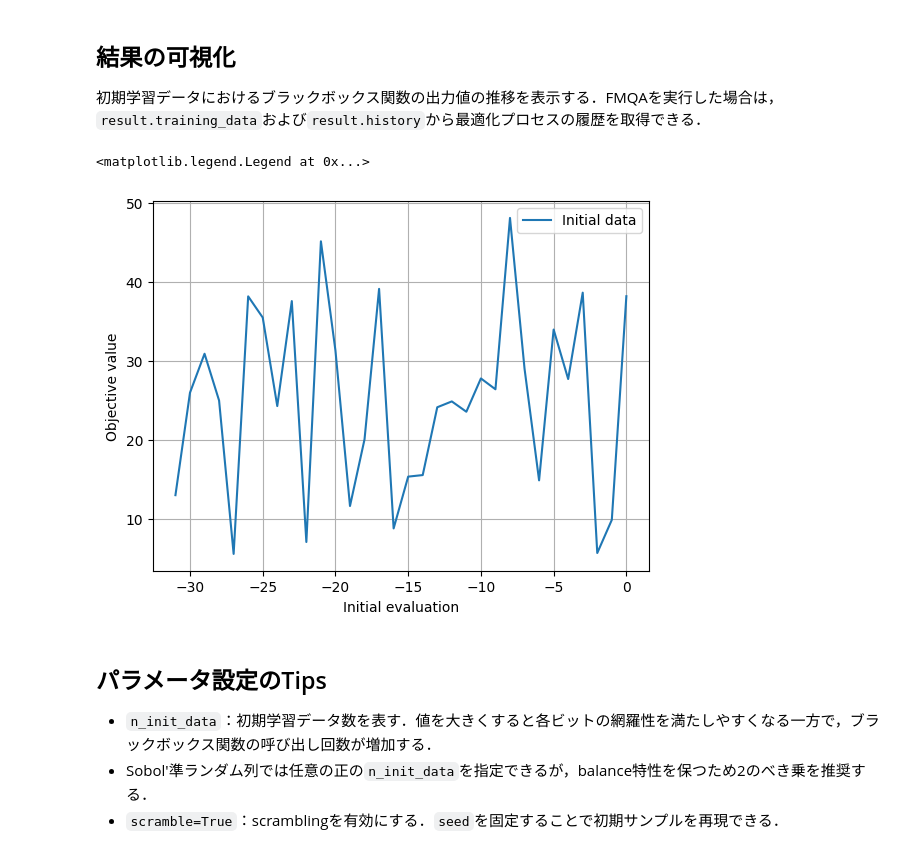
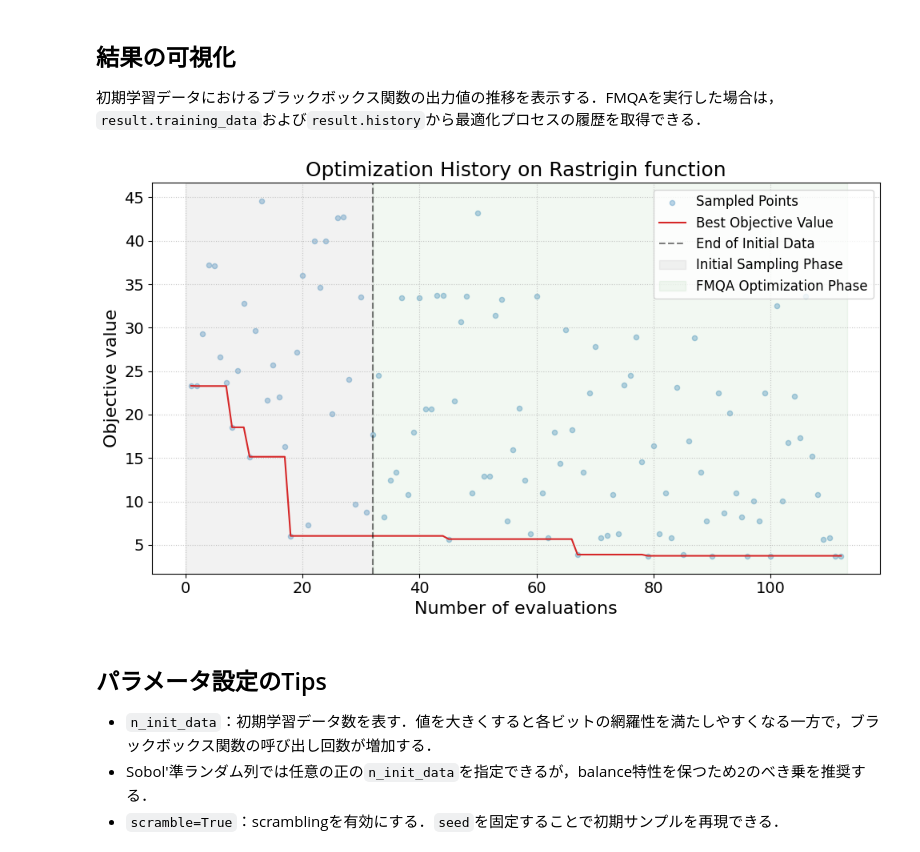
Before and after one commit to taiga-hayashi/amplify-bbopt-ext, a Jupyter notebook: examples/lhs_sobol_fmqa.ipynb, the cells around one changed output. Cells and saved outputs as stored; diff of their text form; code cells hidden in the pictures.

Commit message:
Update result visualization plot code in README and tutorial notebook

```diff
--- a/examples/lhs_sobol_fmqa.ipynb
+++ b/examples/lhs_sobol_fmqa.ipynb
@@ -106,13 +128,13 @@ amplify_bbopt.__version__
 n_variables = 2
 bounds = (-3.0, 3.0)
 n_bins = 32
-sampling_method = "sobol"  # "lhs" または "sobol"
+sampling_method = "lhs"  # "lhs" または "sobol"
 n_init_data = 32
 seed = 42
 scramble = True
 
 # Amplify AEへ接続できる環境でFMQAまで実行する場合のみTrueにする．
-run_fmqa = False
+run_fmqa = True
 
 lower_bounds = np.full(n_variables, bounds[0])
 upper_bounds = np.full(n_variables, bounds[1])
@@ -221,16 +248,16 @@ if run_fmqa:
     from amplify_bbopt_ext.latest_filter import run
 
     client = FixstarsClient()
-    client.url = "http://localhost:1080"
+    client.token = "YOUR_TOKEN_HERE"
     client.parameters.timeout = timedelta(milliseconds=1000)
-    client.parameters.num_gpus = 4
+    client.parameters.num_gpus = 1
 
     result = run(
         client=client,
         bb_func=bb_func,
         size_limit=200,
         k=8,
-        n_iter=50,
+        n_iter=80,
         initial_data=initial_data,
         epochs=1000,
         optimizer_params={"lr": 0.01},
@@ -246,19 +291,65 @@ FMQAの実行をスキップした．Amplify AE環境ではrun_fmqa=Trueに設
 
 初期学習データにおけるブラックボックス関数の出力値の推移を表示する．FMQAを実行した場合は，`result.training_data`および`result.history`から最適化プロセスの履歴を取得できる．
 # %%
-plt.plot(
-    range(-n_init_data + 1, 1),
-    initial_objectives,
-    color="tab:blue",
-    label="Initial data",
-)
-plt.xlabel("Initial evaluation")
-plt.ylabel("Objective value")
-plt.grid(True)
-plt.legend()
+import matplotlib.pyplot as plt
+import numpy as np
+
+if run_fmqa:
+    # 最適化履歴からこれまでの最小値（Best Objective Value）の推移を計算
+    y_history = result.training_data._y
+    best_y = np.minimum.accumulate(y_history)
+
+    fig, ax = plt.subplots(figsize=(10, 6))
+    n_initial = len(initial_data)
+
+    # 評価回数（x軸）は 1 からスタート
+    x_evals = np.arange(1, len(best_y) + 1)
+
+    # 全サンプリング点の散布図
+    ax.scatter(x_evals, y_history, color='tab:blue', alpha=0.3, label='Sampled Points', s=20)
+
+    # これまでの最小値の推移の折れ線
+    ax.plot(x_evals, best_y, linestyle='-', color='tab:red', label='Best Objective Value', markersize=6)
+
+    # フェーズの境界線
+    ax.axvline(x=n_initial, color='k', linestyle='--', alpha=0.5, label='End of Initial Data')
+
+    # 背景を色分けしてフェーズを区別
+    ax.axvspan(0, n_initial, alpha=0.1, color='gray', label='Initial Sampling Phase')
+    ax.axvspan(n_initial, len(best_y) + 1, alpha=0.05, color='green', label='FMQA Optimization Phase')
+
+    ax.set_xlabel('Number of evaluations', fontsize=16)
+    ax.set_ylabel('Objective value', fontsize=16)
+    ax.set_title('Optimization History on Rastrigin function', fontsize=18)
+    ax.legend(fontsize=12)
+    ax.tick_params(axis='both', which='major', labelsize=14)
+    ax.grid(True, linestyle=':', alpha=0.7)
+    plt.tight_layout()
+    plt.show()
+else:
+    # FMQAを実行しない場合は、初期学習データの目的関数値をプロット
+    y_initial = np.array([bb_func(x) for x in initial_data])
+    best_y_init = np.minimum.accumulate(y_initial)
+
+    fig, ax = plt.subplots(figsize=(10, 6))
+    x_evals = np.arange(1, len(best_y_init) + 1)
+
+    # 全サンプリング点の散布図
+    ax.scatter(x_evals, y_initial, color='tab:blue', alpha=0.4, label='Sampled Points (Initial)', s=20)
+
+    # これまでの最小値の推移の折れ線
+    ax.plot(x_evals, best_y_init, linestyle='-', color='tab:red', label='Best Objective Value (Initial)', markersize=6)
+
+    ax.set_xlabel('Number of evaluations', fontsize=16)
+    ax.set_ylabel('Objective value', fontsize=16)
+    ax.set_title('Evaluation History of Initial Data on Rastrigin function', fontsize=18)
+    ax.legend(fontsize=12)
+    ax.tick_params(axis='both', which='major', labelsize=14)
+    ax.grid(True, linestyle=':', alpha=0.7)
+    plt.tight_layout()
+    plt.show()
 # %% [output]
-<matplotlib.legend.Legend at 0x...>
-[figure, old version]
+[figure, new version]
 # %% [markdown]
 ## パラメータ設定のTips
 
```
Also changed, not shown: parts of 7 cells of this notebook, 1 other file.
